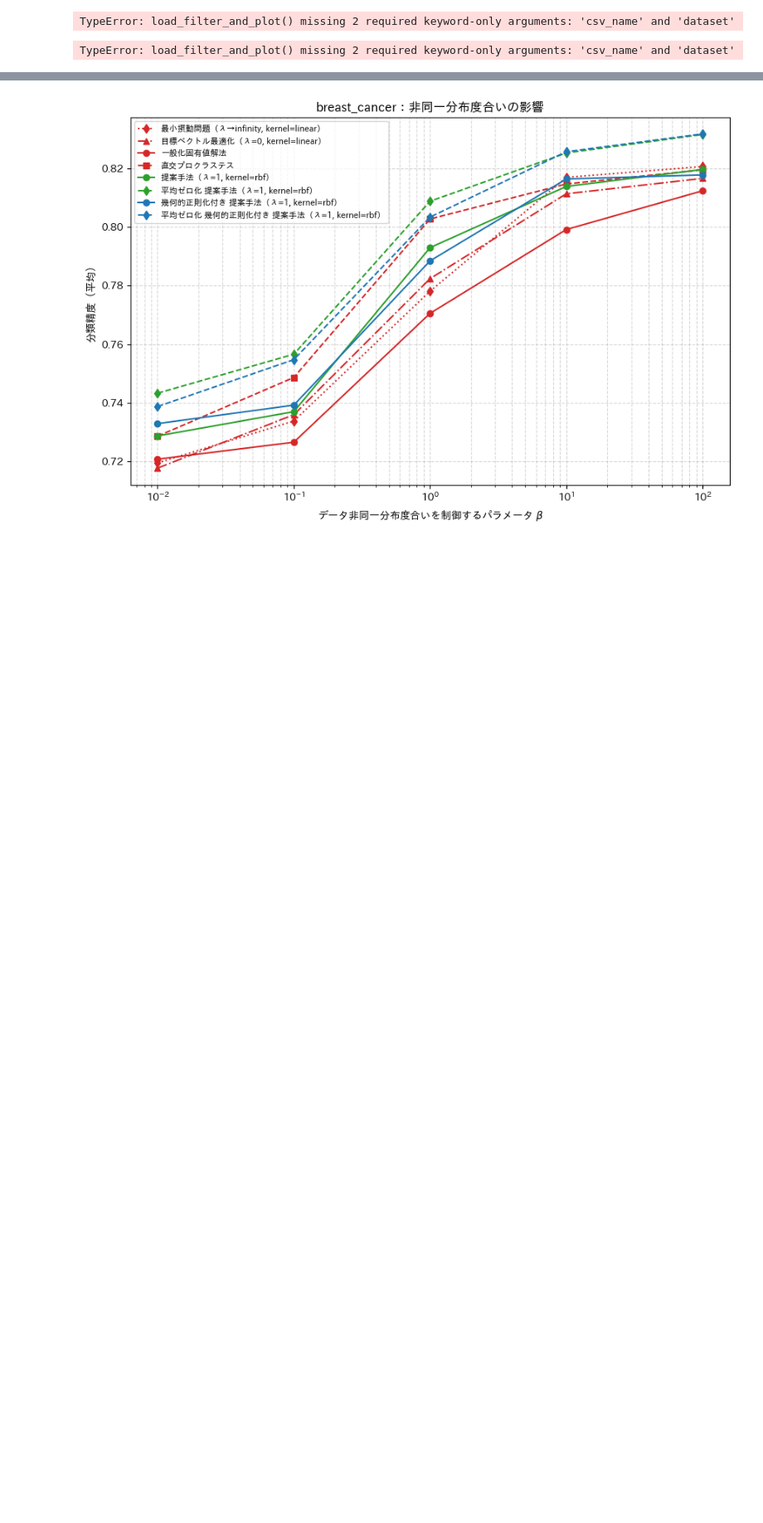
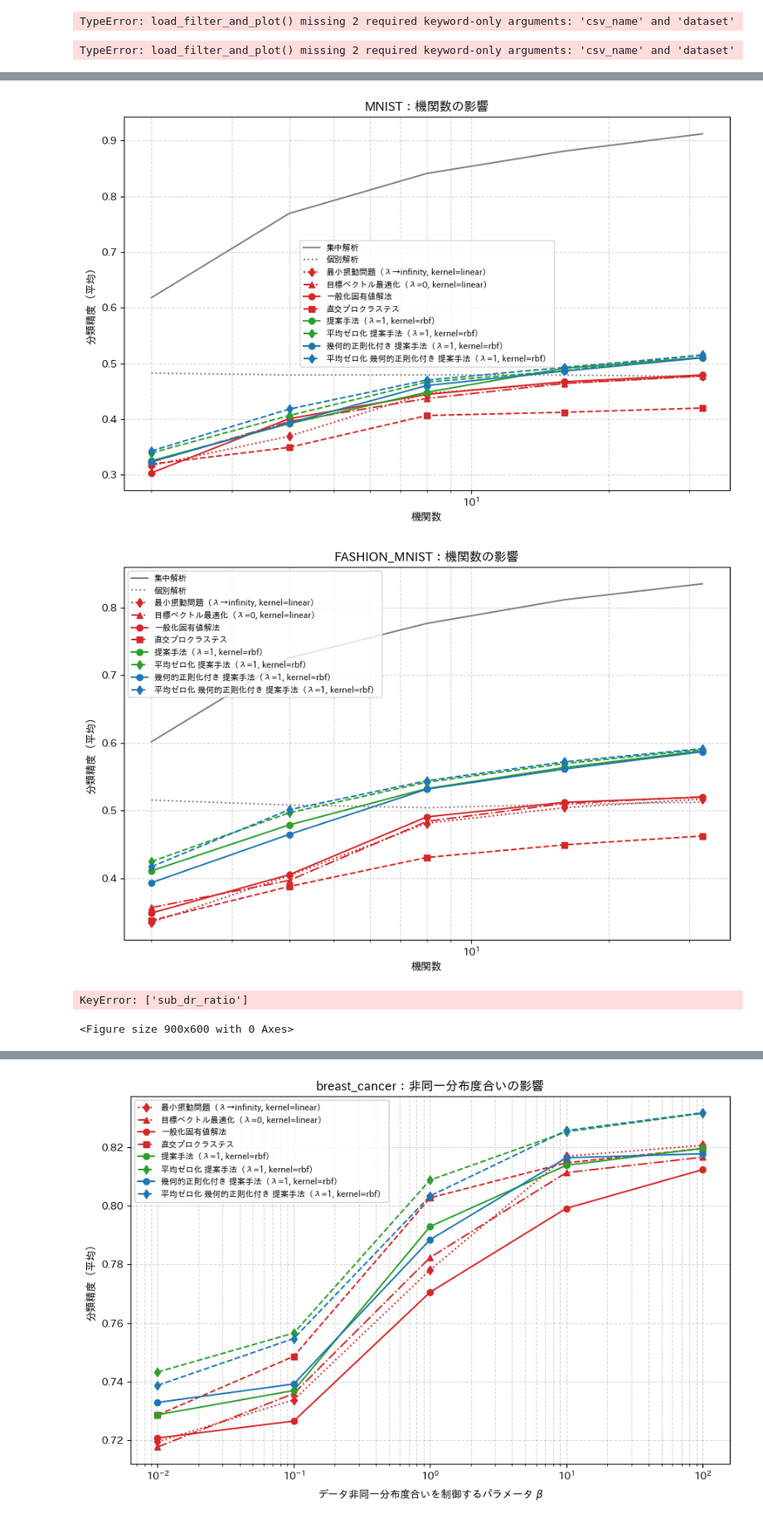
Before and after one commit to takano-lab/data-collaboration-analysis, a Jupyter notebook: 実験用/卒論可視化.ipynb, the cells around one changed output, grey strips where cells are left out. Shown at 83% size. Saved outputs shown, nothing was run; the diff lists cells and outputs as text; code cells hidden in the pictures; blank space fills up the shorter version.

```diff
--- a/実験用/卒論可視化.ipynb
+++ b/実験用/卒論可視化.ipynb
@@ -655,0 +677,30 @@ load_filter_and_plot(
+# %%
+load_filter_and_plot(
+    path=r"/Users/suetake/git-repos/takano_labo/dca/output/accept",
+    dataset="MNIST",
+    csv_name="result_grid_mnist_num_inst.csv",
+    x_col="num_institution",
+    defaults=DEFAULTS,
+)
+
+load_filter_and_plot(
+    path=r"/Users/suetake/git-repos/takano_labo/dca/output/accept",
+    dataset="FASHION_MNIST",
+    csv_name="result_grid_fashion_mnist_num_inst.csv",
+    x_col="num_institution",
+    defaults=DEFAULTS,
+)
+# %% [output]
+[figure, added]
+[figure, added]
+# %%
+load_filter_and_plot(
+    path=r"/Users/suetake/git-repos/takano_labo/dca/output/0101",
+    dataset="MNIST",
+    csv_name="result_grid_mnist_rp.csv",
+    x_col="sub_dr_ratio",
+    defaults=DEFAULTS,
+)
+# %% [output]
+KeyError: ['sub_dr_ratio']
+<Figure size 900x600 with 0 Axes>
```
Also changed, not shown: parts of 9 cells of this notebook, 5 other files.
